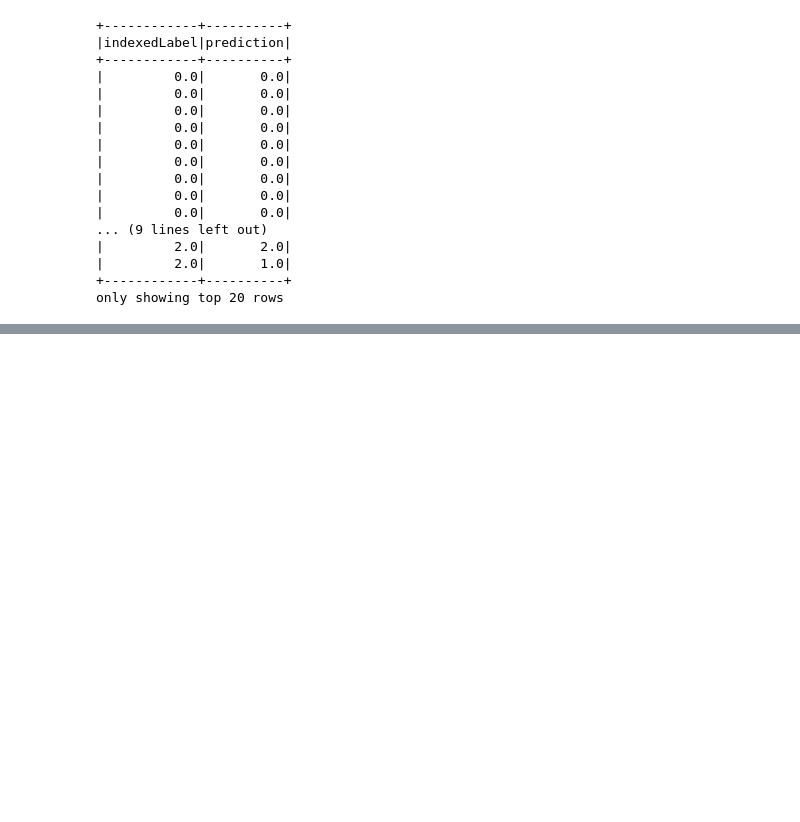
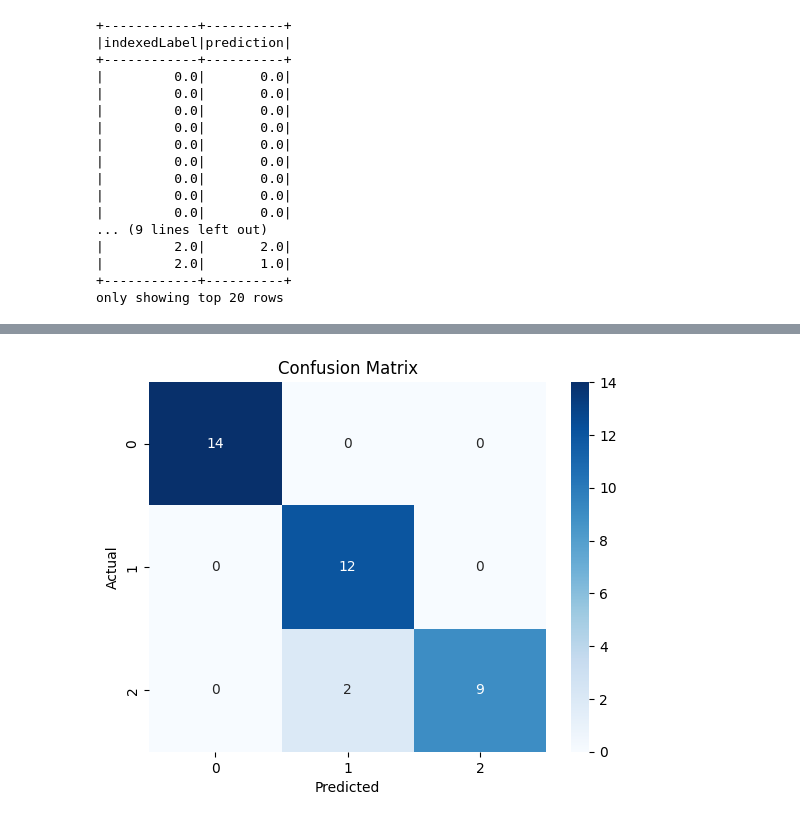
Before and after one commit to DianaKahar/Data_management3, a Jupyter notebook: P137263_Assignment3.ipynb, the cells around one changed output, grey strips where cells are left out. Saved outputs shown, nothing was run; the diff lists cells and outputs as text; code cells hidden in the pictures; blank space fills up the shorter version.

```diff
--- a/P137263_Assignment3.ipynb
+++ b/P137263_Assignment3.ipynb
@@ -189,0 +167,2 @@ F1 Score: 0.972870012870013
+# %%
+predictions_pd = predictions.select("indexedLabel", "prediction").toPandas()
@@ -189,0 +181,12 @@ F1 Score: 0.972870012870013
+# %%
+from sklearn.metrics import confusion_matrix # import the function
+
+# rename the DataFrame variable
+conf_matrix_df = confusion_matrix(predictions_pd["indexedLabel"], predictions_pd["prediction"])
+sns.heatmap(conf_matrix_df, annot=True, fmt='d', cmap='Blues')
+plt.xlabel('Predicted')
+plt.ylabel('Actual')
+plt.title('Confusion Matrix')
+plt.show()
+# %% [output]
+[figure, added]
```
Also changed, not shown: parts of 13 cells of this notebook.
